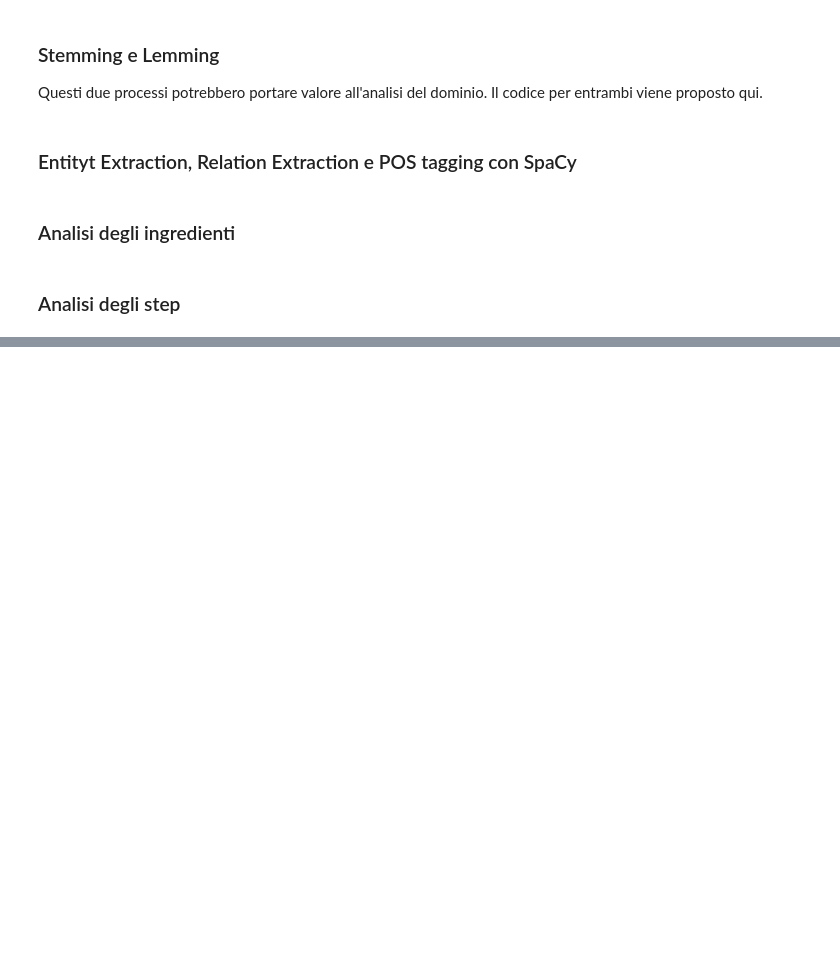
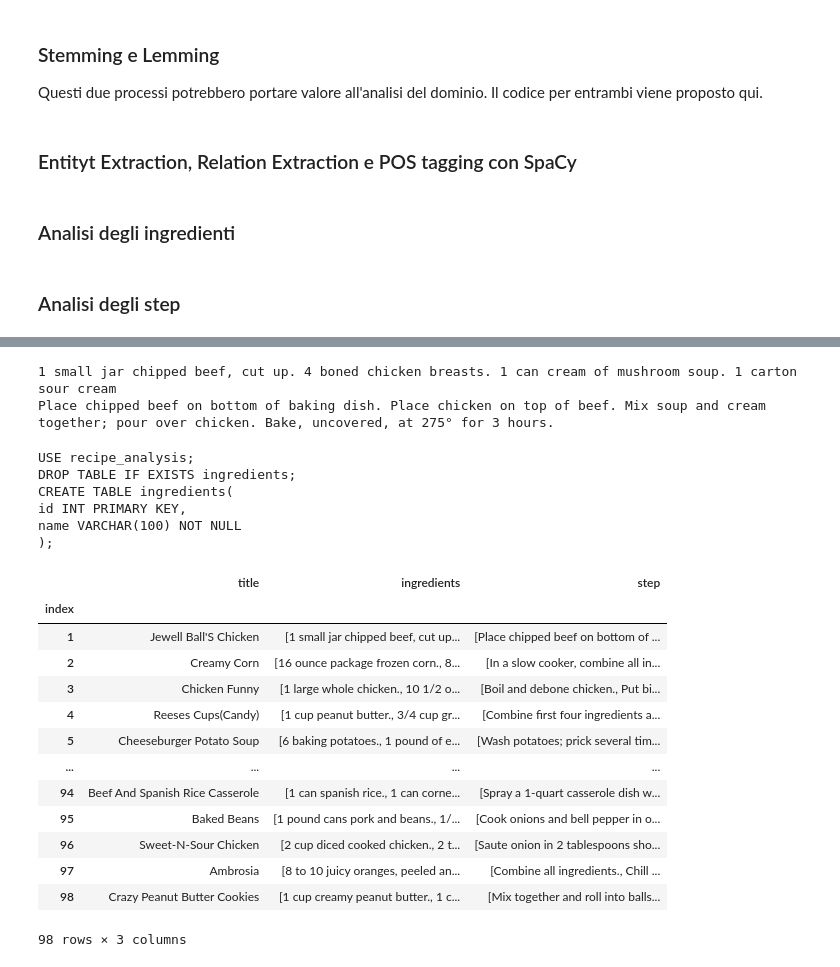
Before and after one commit to holderekt/recipe-analysis, a Jupyter notebook: src/recipe_analysis.ipynb, the cells around one changed output, grey strips where cells are left out. Saved outputs shown, nothing was run; the diff lists cells and outputs as text; code cells hidden in the pictures; blank space fills up the shorter version.

Commit message:
ddl per ricette e ingredienti

```diff
--- a/src/recipe_analysis.ipynb
+++ b/src/recipe_analysis.ipynb
@@ -338,0 +462,47 @@ print(ingredients_conn)
+# %%
+print(all_recipes[0].ing_str)
+print(all_recipes[0].stp_str)
+# %% [output]
+1 small jar chipped beef, cut up. 4 boned chicken breasts. 1 can cream of mushroom soup. 1 carton sour cream
+Place chipped beef on bottom of baking dish. Place chicken on top of beef. Mix soup and cream together; pour over chicken. Bake, uncovered, at 275° for 3 hours.
+# %%
+ING_DB_CREATE = """
+USE recipe_analysis;
+DROP TABLE IF EXISTS ingredients;
+CREATE TABLE ingredients(
+id INT PRIMARY KEY,
+name VARCHAR(100) NOT NULL
+);
+"""
+
+print(ING_DB_CREATE)
+
+
+with open(Path("../database/create_ingredients.sql").resolve(), "w") as ddl_file:
+    for ing in ingredients_idx:
+        ING_DB_CREATE = ING_DB_CREATE + f"INSERT INTO ingredients VALUES ({ingredients_idx[ing]},\"{ing}\");\n"
+    ddl_file.write(ING_DB_CREATE)
+# %% [output]
+USE recipe_analysis;
+DROP TABLE IF EXISTS ingredients;
+CREATE TABLE ingredients(
+id INT PRIMARY KEY,
+name VARCHAR(100) NOT NULL
+);
+# %%
+display(dataset)
+# %% [output]
+|  | title | ingredients | step |
+| index |  |  |  |
+| 1 | Jewell Ball'S Chicken | [1 small jar chipped beef, cut up... | [Place chipped beef on bottom of ... |
+| 2 | Creamy Corn | [16 ounce package frozen corn., 8... | [In a slow cooker, combine all in... |
+| 3 | Chicken Funny | [1 large whole chicken., 10 1/2 o... | [Boil and debone chicken., Put bi... |
+| 4 | Reeses Cups(Candy) | [1 cup peanut butter., 3/4 cup gr... | [Combine first four ingredients a... |
+| 5 | Cheeseburger Potato Soup | [6 baking potatoes., 1 pound of e... | [Wash potatoes; prick several tim... |
+| ... | ... | ... | ... |
+| 94 | Beef And Spanish Rice Casserole | [1 can spanish rice., 1 can corne... | [Spray a 1-quart casserole dish w... |
+| 95 | Baked Beans | [1 pound cans pork and beans., 1/... | [Cook onions and bell pepper in o... |
+| 96 | Sweet-N-Sour Chicken | [2 cup diced cooked chicken., 2 t... | [Saute onion in 2 tablespoons sho... |
+| 97 | Ambrosia | [8 to 10 juicy oranges, peeled an... | [Combine all ingredients., Chill ... |
+| 98 | Crazy Peanut Butter Cookies | [1 cup creamy peanut butter., 1 c... | [Mix together and roll into balls... |
+98 rows × 3 columns
```
Also changed, not shown: parts of 11 cells of this notebook, 3 other files.
